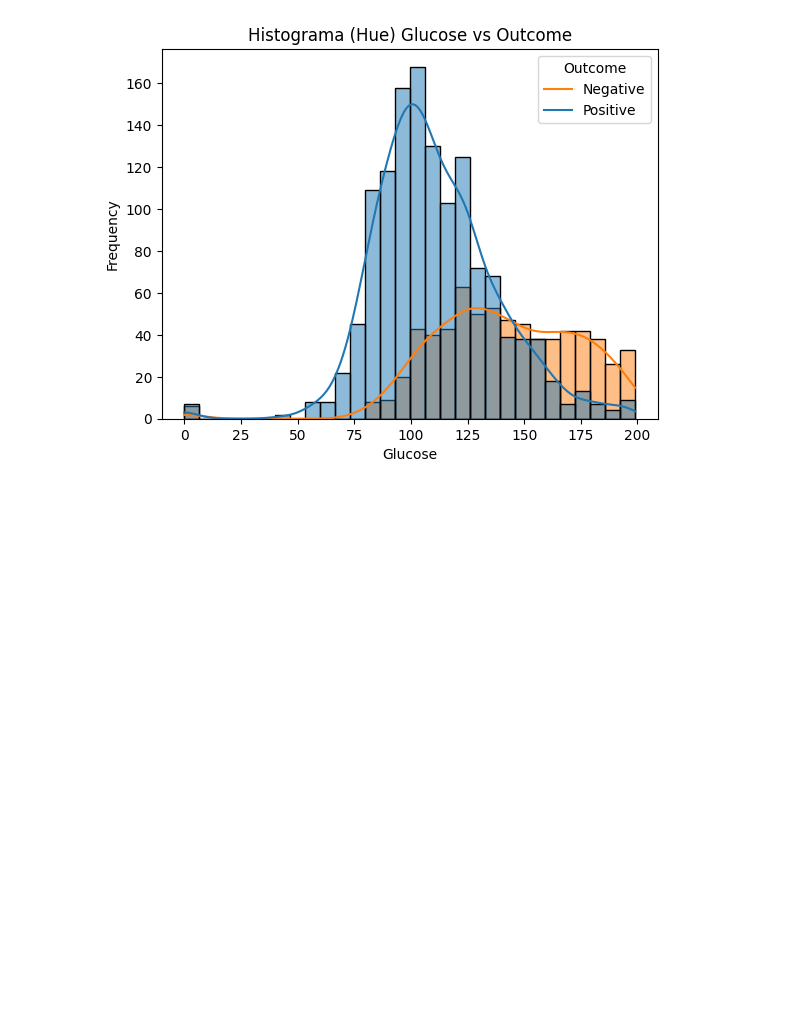
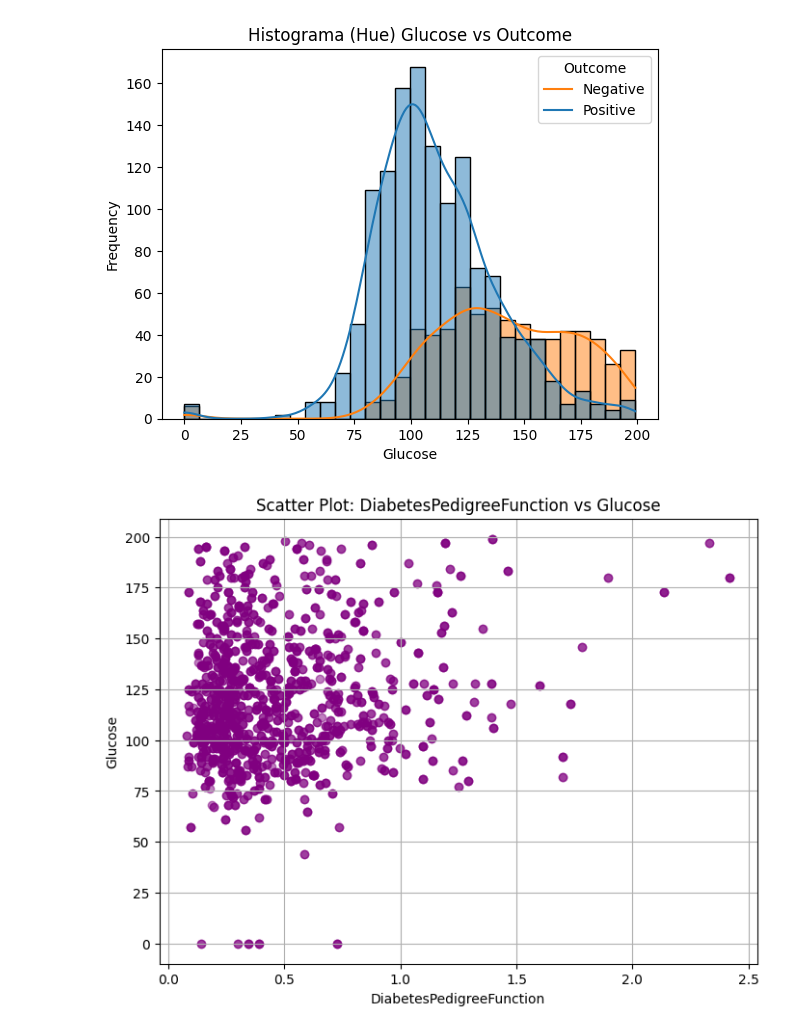
Before and after one commit to paulotolosa/diabetes_1, a Jupyter notebook: 24_04.ipynb, the cells around one changed output. Drawn from its saved outputs; the diff is of its cells as text; code cells hidden in the pictures; blank space fills up the shorter version.

```diff
--- a/24_04.ipynb
+++ b/24_04.ipynb
@@ -57,3 +57,20 @@ plt.legend(title='Outcome', labels=['Negative', 'Positive'])
 plt.show()
 # %% [output]
 [figure]
+# %%
+import matplotlib.pyplot as plt
+
+# Crear el scatterplot
+plt.figure(figsize=(8, 6))
+plt.scatter(df['DiabetesPedigreeFunction'], df['Glucose'], alpha=0.5, color='purple')
+
+# Agregar etiquetas y título
+plt.title('Scatter Plot: DiabetesPedigreeFunction vs Glucose')
+plt.xlabel('DiabetesPedigreeFunction')
+plt.ylabel('Glucose')
+
+# Mostrar el plot
+plt.grid(True)
+plt.show()
+# %% [output]
+[figure, added]
```
Also changed, not shown: parts of 2 cells of this notebook.
